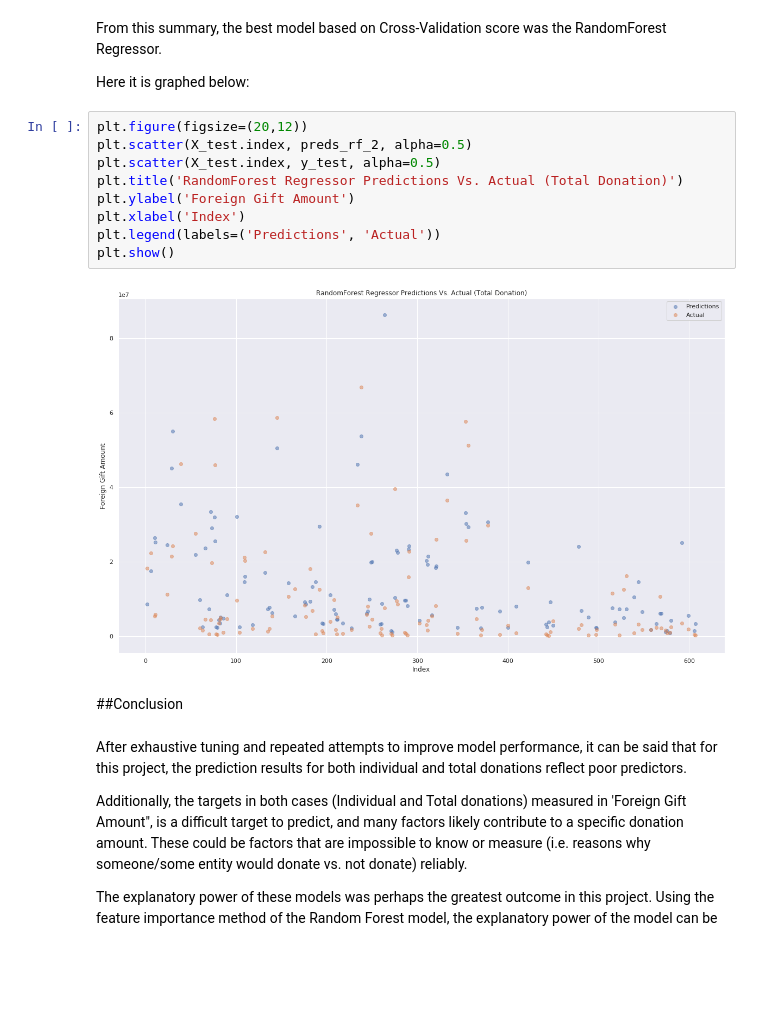
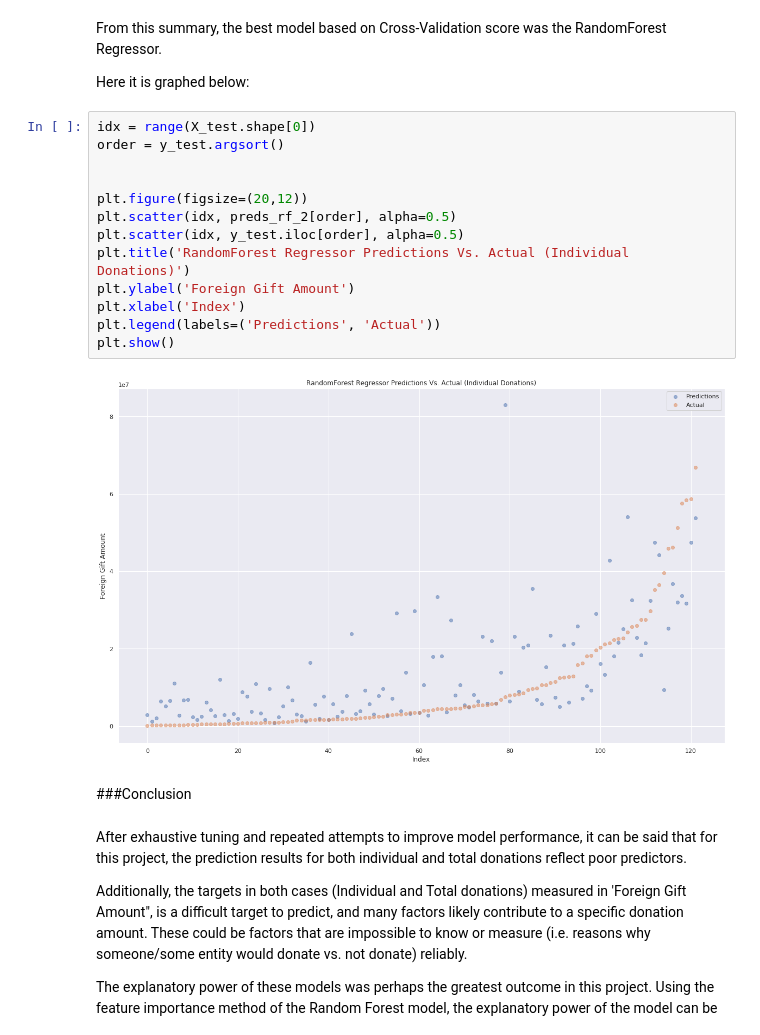
Before and after one commit to gndumbri/Thinkful-Capstone-II---Supervised-Machine-Learning, a Jupyter notebook: Thinkful_Capstone_II_Machine_Learning_Supervised_Learning.ipynb, the cells around one changed output. Saved outputs shown, nothing was run; the diff lists cells and outputs as text; blank space fills up the shorter version.

```diff
--- a/Thinkful_Capstone_II_Machine_Learning_Supervised_Learning.ipynb
+++ b/Thinkful_Capstone_II_Machine_Learning_Supervised_Learning.ipynb
@@ -1278,18 +1334,22 @@ From this summary, the best model based on Cross-Validation score was the Random
 
 Here it is graphed below:
 # %%
+idx = range(X_test.shape[0])
+order = y_test.argsort()
+
+
 plt.figure(figsize=(20,12))
-plt.scatter(X_test.index, preds_rf_2, alpha=0.5)
-plt.scatter(X_test.index, y_test, alpha=0.5)
-plt.title('RandomForest Regressor Predictions Vs. Actual (Total Donation)')
+plt.scatter(idx, preds_rf_2[order], alpha=0.5)
+plt.scatter(idx, y_test.iloc[order], alpha=0.5)
+plt.title('RandomForest Regressor Predictions Vs. Actual (Individual Donations)')
 plt.ylabel('Foreign Gift Amount')
 plt.xlabel('Index')
 plt.legend(labels=('Predictions', 'Actual'))
 plt.show()
 # %% [output]
-[figure, old version]
+[figure, new version]
 # %% [markdown]
-##Conclusion
+###Conclusion
 # %% [markdown]
 After exhaustive tuning and repeated attempts to improve model performance, it can be said that for this project, the prediction results for both individual and total donations reflect poor predictors.
 
```
Also changed, not shown: parts of 32 cells of this notebook.
